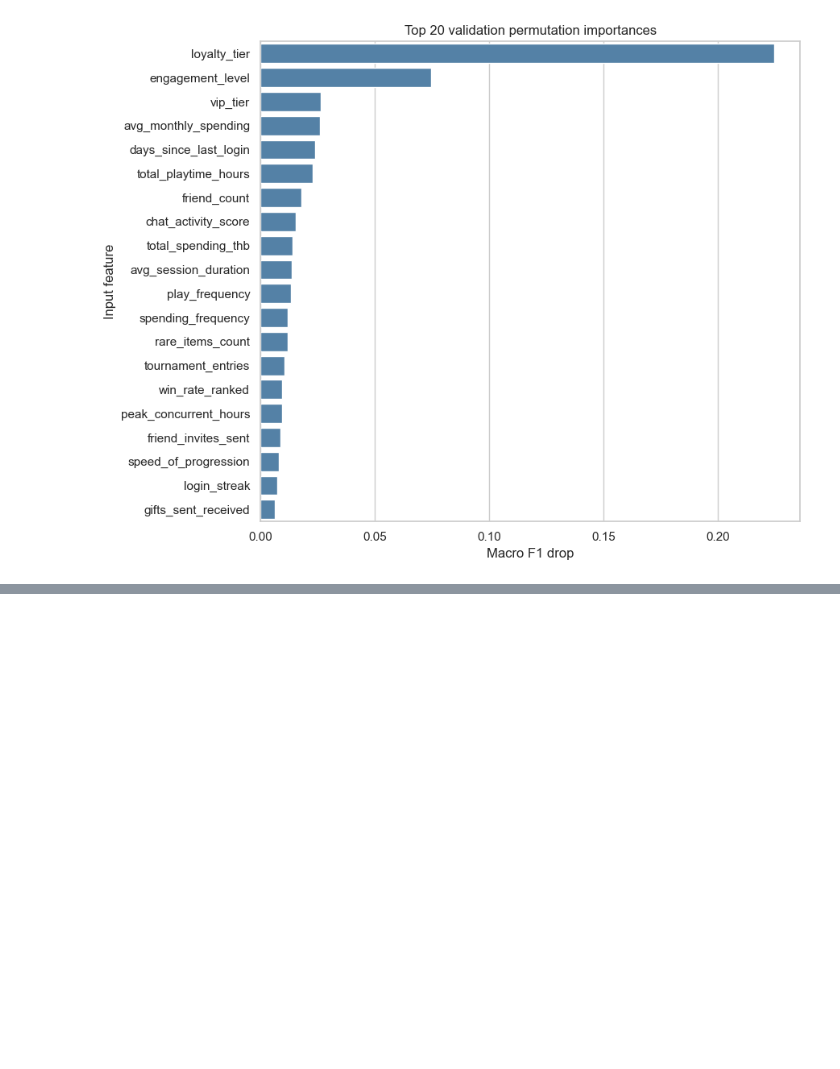
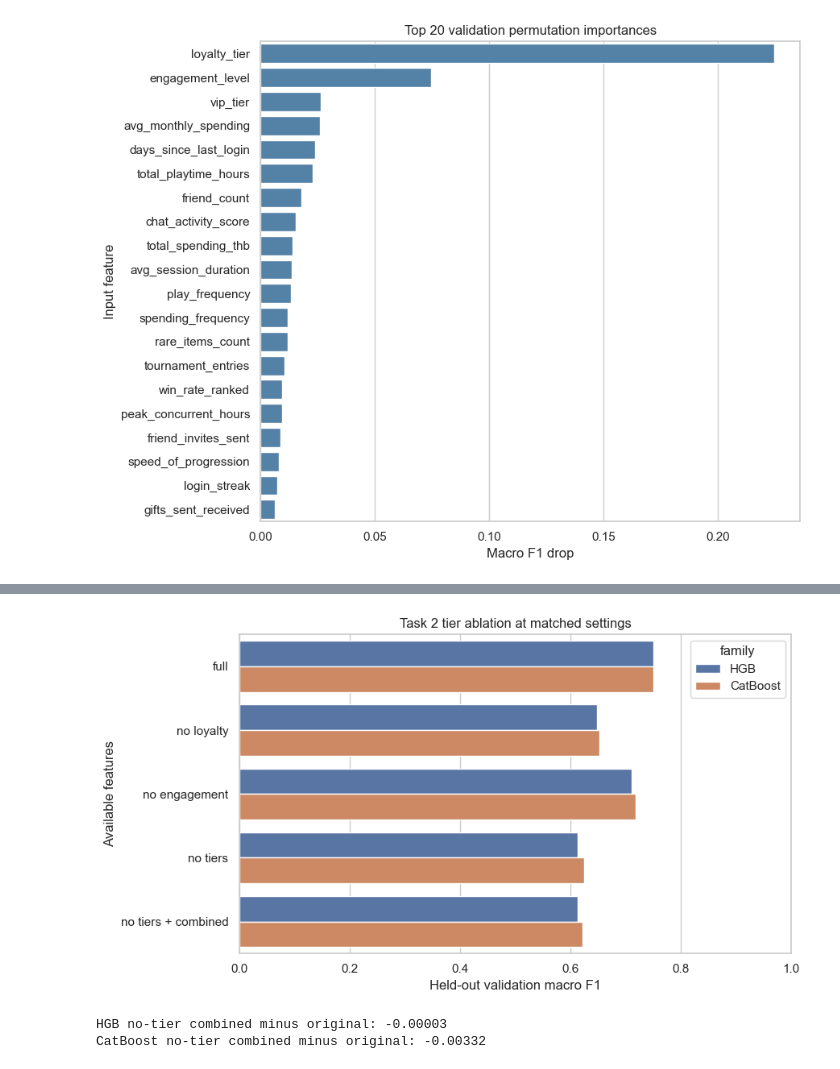
Before and after one commit to jakkarin-promsee/cpe342-ml-kaggle, a Jupyter notebook: src/task2/models/model.ipynb, the cells around one changed output, grey strips where cells are left out. Saved outputs shown, nothing was run; the diff lists cells and outputs as text; code cells hidden in the pictures; blank space fills up the shorter version.

```diff
--- a/src/task2/models/model.ipynb
+++ b/src/task2/models/model.ipynb
@@ -847,0 +991,15 @@ Loaded permutation importance: t2_cat_original_no_noise_v1
+# %%
+name = "t2_cat_combined_no_tiers_v1"
+if saved_result(name, dataset="combined") is None:
+    model = Pipeline([
+        ("preprocess", make_native_preprocessor(dataset="combined", family="catboost",
+                                                drop_tiers=TIER_COLS)),
+        ("classifier", CatBoostClassifier(
+            iterations=400, depth=6, learning_rate=.05, l2_leaf_reg=3.,
+            loss_function="MultiClass", cat_features=list(range(len(string_cols) - 2)),
+            verbose=False, allow_writing_files=False,
+            thread_count=4, random_seed=SEED)),
+    ])
+    model.fit(X_dev_combined, y_dev)
+    record_model(name, model, "CatBoost no-tier ablation plus 14 behavior features",
+                 dataset="combined")
@@ -847,0 +1058,37 @@ Loaded permutation importance: t2_cat_original_no_noise_v1
+# %%
+ablation_conditions = [
+    ("HGB", "full", "t2_hgb_no_noise_v1"),
+    ("HGB", "no loyalty", "t2_hgb_no_loyalty_v1"),
+    ("HGB", "no engagement", "t2_hgb_no_engagement_v1"),
+    ("HGB", "no tiers", "t2_hgb_no_tiers_v1"),
+    ("HGB", "no tiers + combined", "t2_hgb_combined_no_tiers_v1"),
+    ("CatBoost", "full", "t2_cat_original_no_noise_v1"),
+    ("CatBoost", "no loyalty", "t2_cat_no_loyalty_v1"),
+    ("CatBoost", "no engagement", "t2_cat_no_engagement_v1"),
+    ("CatBoost", "no tiers", "t2_cat_no_tiers_v1"),
+    ("CatBoost", "no tiers + combined", "t2_cat_combined_no_tiers_v1"),
+]
+focused_rows = []
+for family, condition, name in ablation_conditions:
+    row = round3_ranking.loc[round3_ranking.name == name].iloc[0]
+    baseline = "t2_hgb_no_noise_v1" if family == "HGB" else "t2_cat_original_no_noise_v1"
+    focused_rows.append({
+        "family": family, "condition": condition, "name": name,
+        "macro_F1": row.macro_F1,
+        "delta_vs_full": row.macro_F1 - index[baseline]["score"],
+        "F1_casual": row.F1_casual, "F1_grinder": row.F1_grinder,
+        "F1_social": row.F1_social, "F1_whale": row.F1_whale,
+    })
+ablation_table = pd.DataFrame(focused_rows)
+display(ablation_table.round(4))
+fig, ax = plt.subplots(figsize=(9, 5))
+sns.barplot(data=ablation_table, x="macro_F1", y="condition", hue="family", ax=ax)
+ax.set(xlim=(0, 1), xlabel="Held-out validation macro F1", ylabel="Available features",
+       title="Task 2 tier ablation at matched settings")
+plt.tight_layout()
+plt.show()
+for family in ["HGB", "CatBoost"]:
+    original = ablation_table.query("family == @family and condition == 'no tiers'").iloc[0]
+    combined = ablation_table.query("family == @family and condition == 'no tiers + combined'").iloc[0]
+    print(f"{family} no-tier combined minus original: {combined.macro_F1 - original.macro_F1:+.5f}")
+# %% [output]
@@ -847,0 +1106,3 @@ Loaded permutation importance: t2_cat_original_no_noise_v1
+[figure, added]
+HGB no-tier combined minus original: -0.00003
+CatBoost no-tier combined minus original: -0.00332
```
Also changed, not shown: parts of 23 cells of this notebook.
